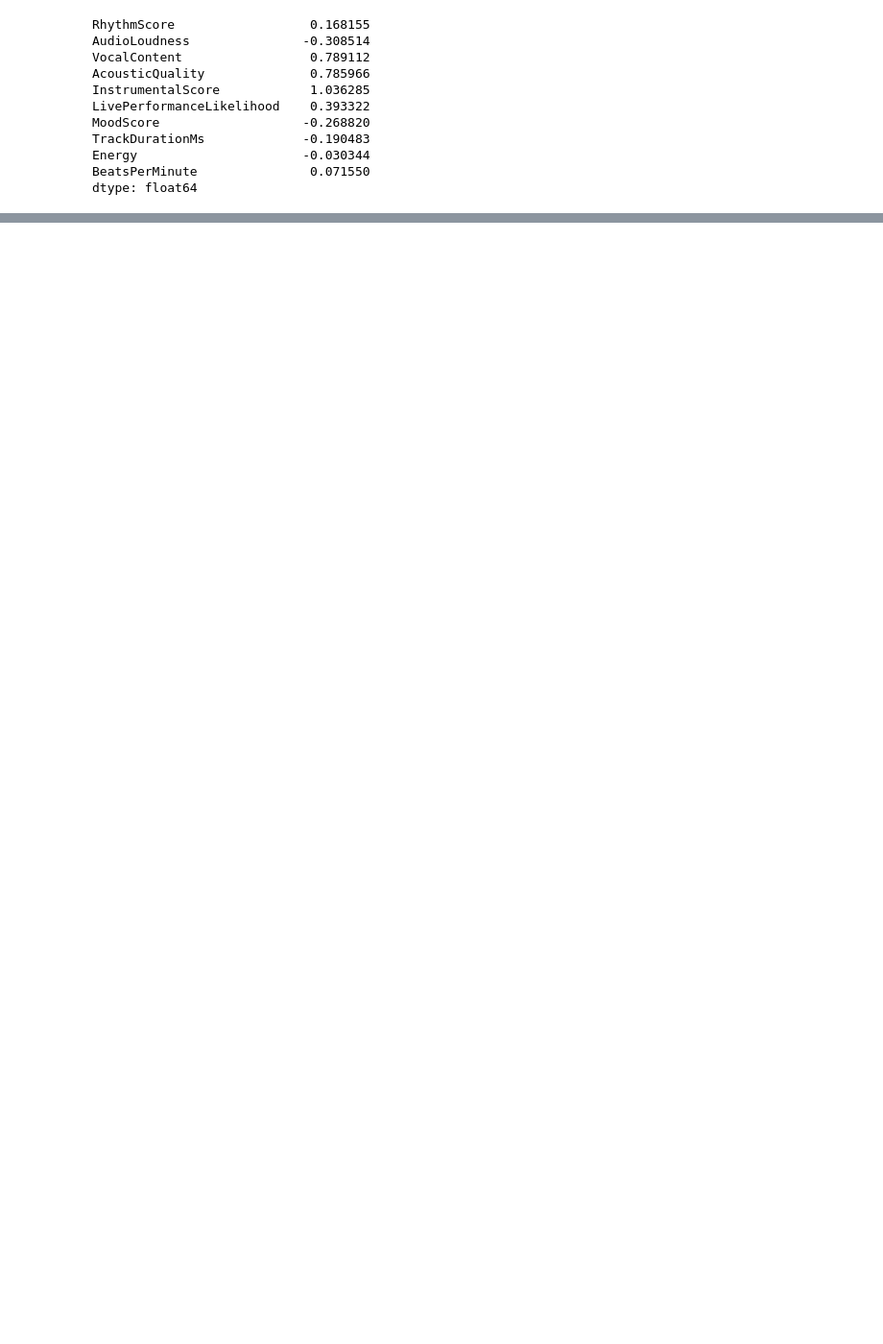
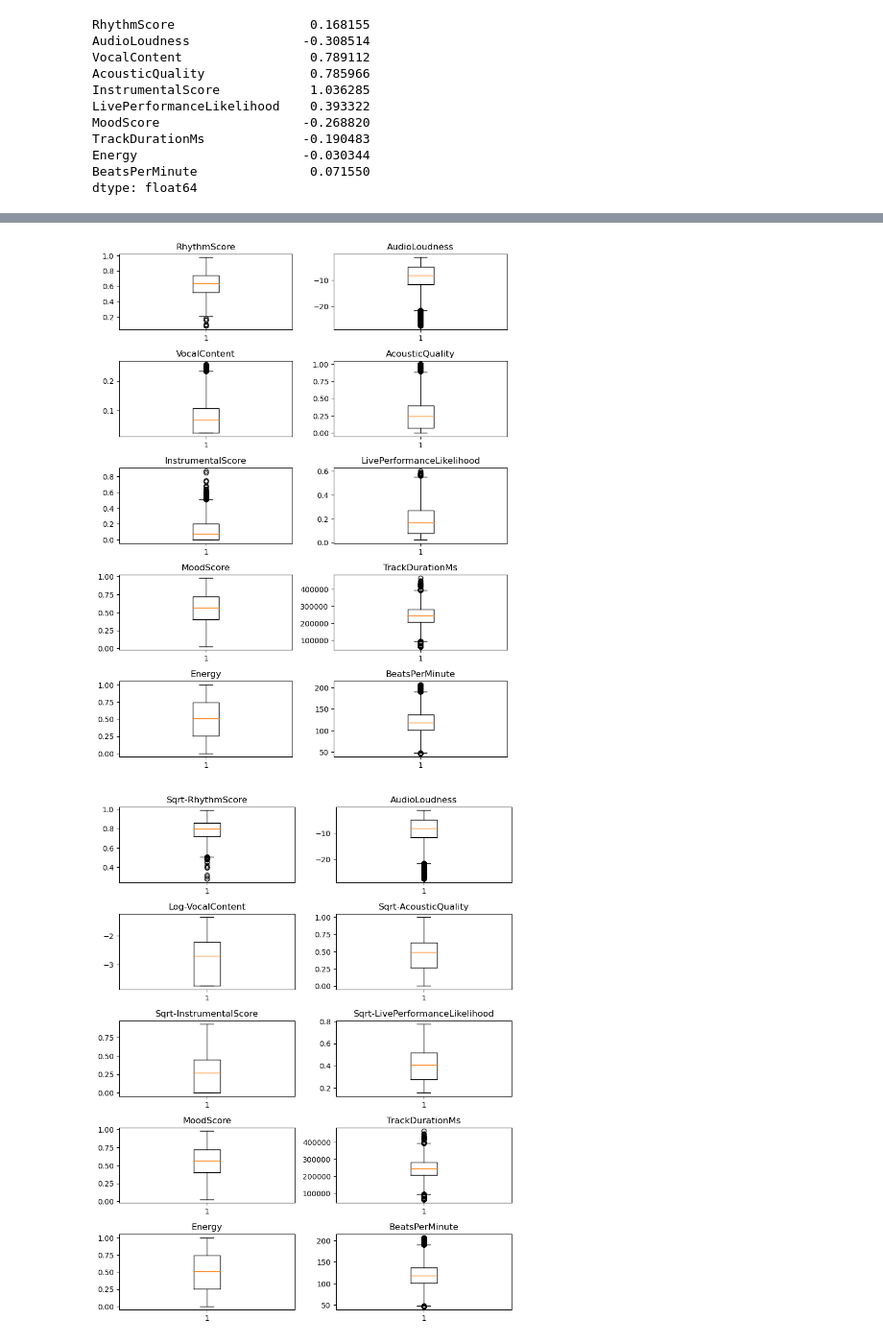
Before and after one commit to JustinAbner/Kaggle_Competitions, a Jupyter notebook: Predicting the Beats-per-Minute of Songs/BeatsPerMin.ipynb, the cells around one changed output, grey strips where cells are left out. Shown at 96% size. Drawn from its saved outputs; the diff is of its cells as text; code cells hidden in the pictures; blank space fills up the shorter version.

```diff
--- a/Predicting the Beats-per-Minute of Songs/BeatsPerMin.ipynb
+++ b/Predicting the Beats-per-Minute of Songs/BeatsPerMin.ipynb
@@ -81,3 +81,12 @@ def histo_plt(df):
         plt.title(col)
     plt.tight_layout()
     plt.show()
+
+def box_plt(df):
+    plt.figure(figsize=(8,20))
+    for num, col in enumerate(df.columns,1):
+        plt.subplot(len(df.columns),2,num)
+        plt.boxplot(df[col])
+        plt.title(col)
+    plt.tight_layout()
+    plt.show()
@@ -189,0 +165,3 @@ abs_dict['trick']
+# %%
+for d in df_list_test:
+    print(d.skew())
@@ -189,0 +186,6 @@ abs_dict['trick']
+# %%
+for d in df_list_test:
+    box_plt(d)
+# %% [output]
+[figure, added]
+[figure, added]
```
Also changed, not shown: parts of 19 cells of this notebook.
